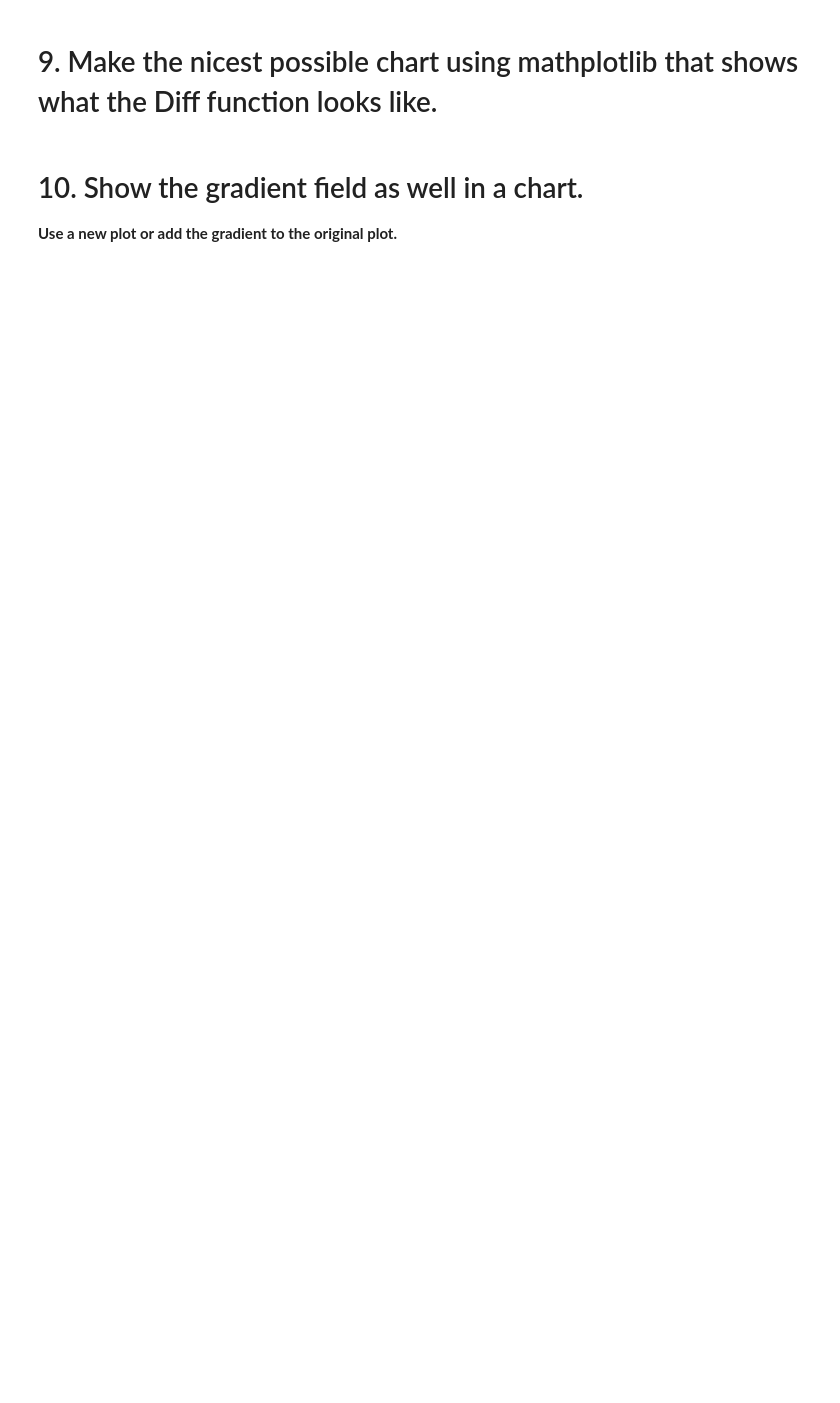
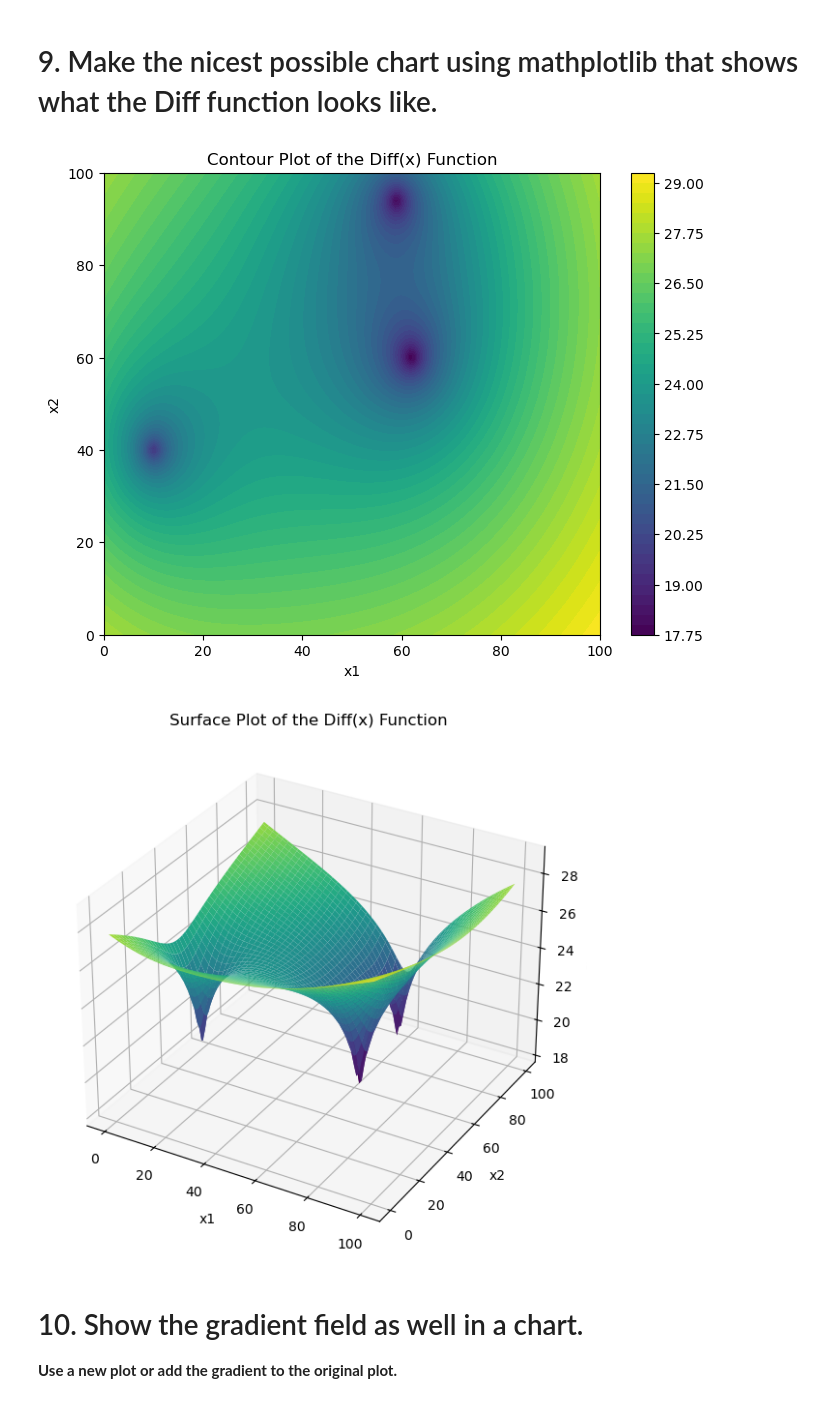
Before and after one commit to Keesmate/Neural-Network, a Jupyter notebook: Gradient Descent/Estimate gradient.ipynb, the cells around one changed output. Drawn from its saved outputs; the diff is of its cells as text; code cells hidden in the pictures; blank space fills up the shorter version.

```diff
--- a/Gradient Descent/Estimate gradient.ipynb
+++ b/Gradient Descent/Estimate gradient.ipynb
@@ -190,5 +204,59 @@ Step 600: x = (58.99190801180367, 93.92738328299401), Diff(x) = 17.9283430993791
 # %% [markdown]
 # 9. Make the nicest possible chart using mathplotlib that shows what the Diff function looks like.
+# %%
+''' creating a 2d representation of what the Diff function looks like '''
+
+# define a function to compute Diff(x) over a grid of points
+def compute_diff_grid(x_range, y_range):
+    ''' this function computes then returns the Diff function values over a grid of x1 and x2 values '''
+
+    # create 100 x 100 grid values for each the x and y range + the grid for diff values
+    x1_vals, x2_vals = np.meshgrid(x_range, y_range)
+    diff_vals = np.zeros_like(x1_vals)
+
+    # loop through every point in the grid
+    for i in range(len(x_range)):
+        for j in range(len(y_range)):
+
+            # calculate the diff at each point (indexing reversed due to row-first indexing)
+            diff_vals[j, i] = difference((x1_vals[j, i], x2_vals[j, i]))
+
+    return x1_vals, x2_vals, diff_vals
+
+
+# define range of x1 and x2 values for plot
+x_range = np.linspace(0, 100, 100)
+y_range = np.linspace(0, 100, 100)
+
+# compute Diff function over the grid
+x1_vals, x2_vals, diff_vals = compute_diff_grid(x_range, y_range)
+
+# create contour plot of Diff function
+plt.figure(figsize=(8, 6))
+contour = plt.contourf(x1_vals, x2_vals, diff_vals, levels=50, cmap='viridis')
+plt.colorbar(contour)
+plt.title("Contour Plot of the Diff(x) Function")
+plt.xlabel("x1")
+plt.ylabel("x2")
+plt.show()
+
+
+''' Creating an additional 3d representation of what the Diff function looks like '''
+from mpl_toolkits.mplot3d import Axes3D
+
+fig = plt.figure(figsize=(10, 7))
+ax = fig.add_subplot(111, projection='3d')
+ax.plot_surface(x1_vals, x2_vals, diff_vals, cmap='viridis')
+
+ax.set_title("Surface Plot of the Diff(x) Function")
+ax.set_xlabel("x1")
+ax.set_ylabel("x2")
+ax.set_zlabel("Diff(x)")
+
+plt.show()
+# %% [output]
+[figure, added]
+[figure, added]
 # %% [markdown]
 # 10. Show the gradient field as well in a chart.
 **Use a new plot or add the gradient to the original plot.**
```
Also changed, not shown: parts of 4 cells of this notebook.
